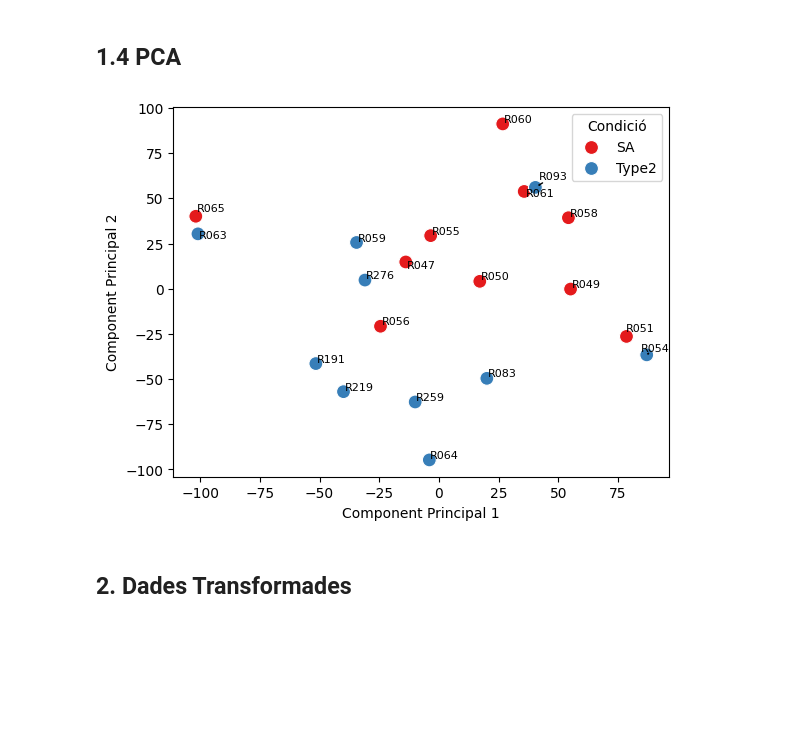
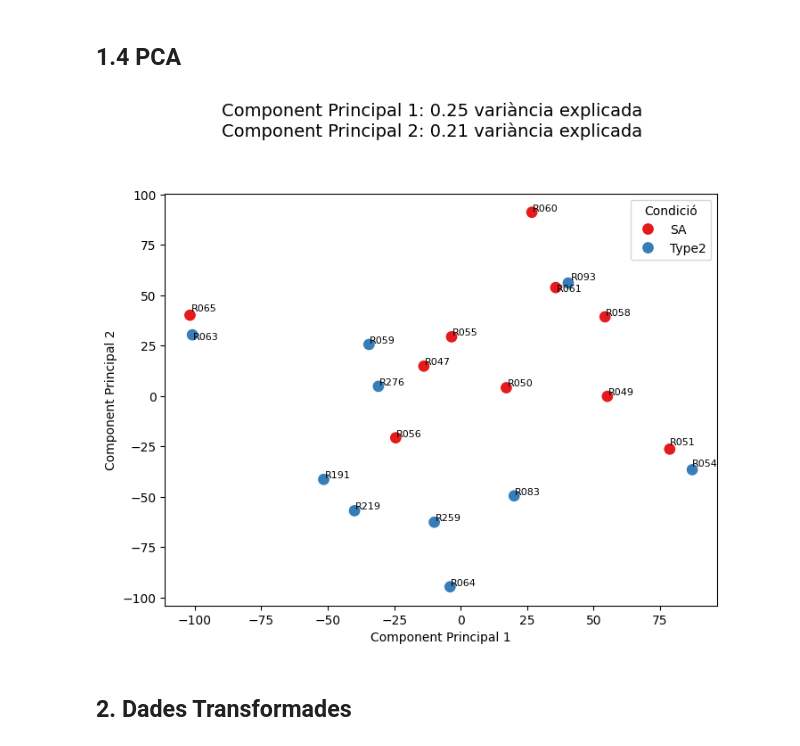
Before and after one commit to CarlaBatlle/practiques, a Jupyter notebook: Distrib_dades_proc.ipynb, the cells around one changed output. Cells and saved outputs as stored; diff of their text form; code cells hidden in the pictures; blank space fills up the shorter version.

```diff
--- a/Distrib_dades_proc.ipynb
+++ b/Distrib_dades_proc.ipynb
@@ -302,32 +302,51 @@ expression = expression.loc[:, np.isfinite(expression).all(axis=0)]  # Eliminar
 # Guardar la condició
 condition = df_combined_reset["Condició"]
 # %%
+
+
+# Normalització de les dades
 scaler = StandardScaler()
 X_scaled = scaler.fit_transform(expression)
 
+# PCA amb 2 components principals
 pca = PCA(n_components=2)
 X_pca = pca.fit_transform(X_scaled)
 
+# Crear dataframe amb els resultats de PCA
 df_pca = pd.DataFrame(data=X_pca, columns=["Component Principal 1", "Component Principal 2"])
 df_pca["Condició"] = condition
 df_pca["record_id"] = df_combined_reset["record_id"]
 
+# Afegir les variàncies explicades
+explained_variance = pca.explained_variance_ratio_
+
+# Crear el gràfic
+plt.figure(figsize=(8, 6))  # Aumentem la mida del gràfic per tenir espai per al text
+
+# Graficar el PCA
 sns.scatterplot(x="Component Principal 1", y="Component Principal 2", hue="Condició", data=df_pca, s=100, palette="Set1")
 
+# Afegir la variància explicada a sobre del gràfic
+plt.suptitle(f"Component Principal 1: {explained_variance[0]:.2f} variància explicada\n"
+             f"Component Principal 2: {explained_variance[1]:.2f} variància explicada",
+             fontsize=14, ha='center', va='bottom')
+
+# Afegir etiquetes als punts
 texts = []
 for i in range(df_pca.shape[0]):
     text = plt.text(df_pca["Component Principal 1"].iloc[i],
                     df_pca["Component Principal 2"].iloc[i],
                     df_pca["record_id"].iloc[i],
                     fontsize=8)
     texts.append(text)
 
-
+# Ajustar les etiquetes
 adjust_text(texts, arrowprops=dict(arrowstyle="->", color='black'))
 
+# Mostrar el gràfic
 plt.show()
 # %% [output]
-[figure, old version]
+[figure, new version]
 # %% [markdown]
 ## 2. Dades Transformades
 # %%
```
